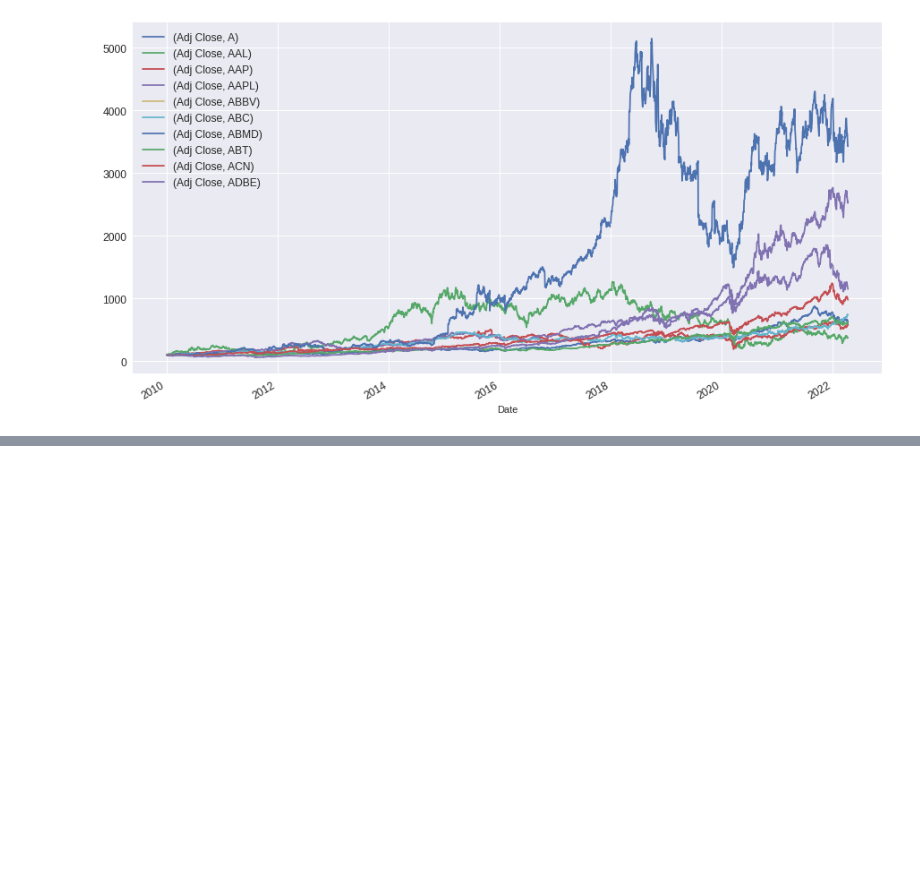
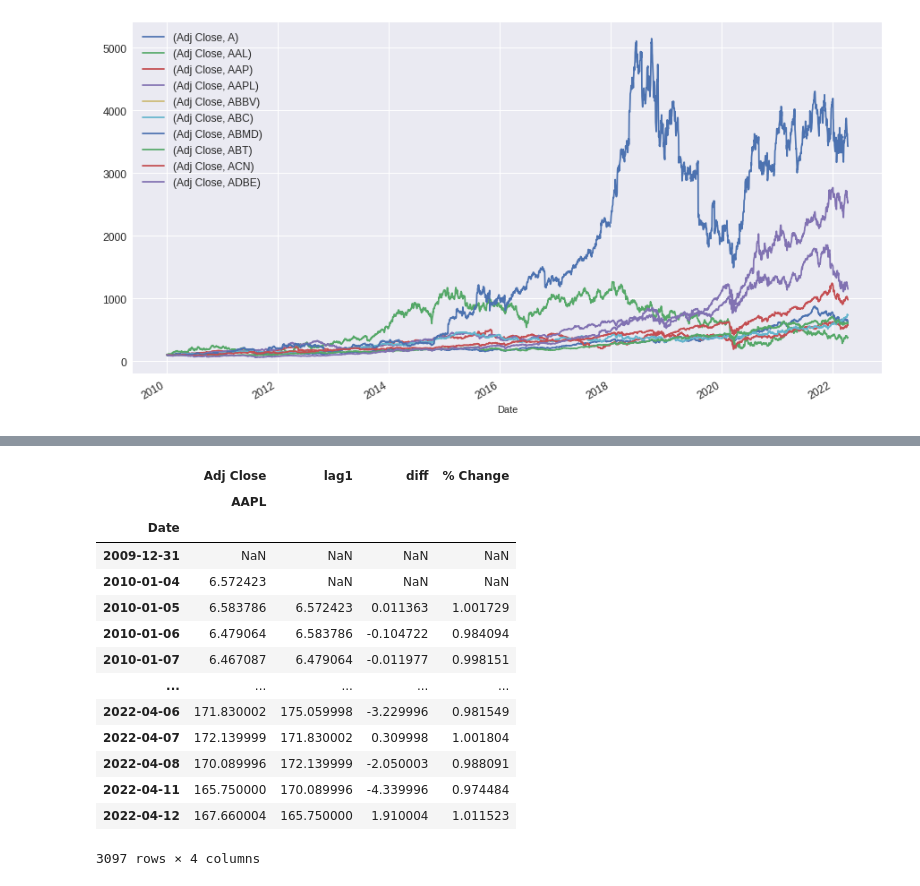
Before and after one commit to salmankhaliq22/Stock-Screener-using-Technical-Analysis-and-Efficient-Frontiers, a Jupyter notebook: 03-Normalizing the stocks data.ipynb, the cells around one changed output, grey strips where cells are left out. Saved outputs shown, nothing was run; the diff lists cells and outputs as text; code cells hidden in the pictures; blank space fills up the shorter version.

Commit message:
Percentage Change

```diff
--- a/03-Normalizing the stocks data.ipynb
+++ b/03-Normalizing the stocks data.ipynb
@@ -271,3 +271,7 @@ plt.legend(fontsize = 12)
 plt.show()
 # %% [output]
 [figure]
+# %%
+# Lets get the column for AAPL and play with it for Risk Return Analysis
+# Later we will do it on whole data
+aapl = stocks_ten.iloc[:, 3].copy().to_frame()
@@ -273,0 +316,2 @@ plt.show()
+# %%
+aapl['lag1'] = aapl.shift(periods = 1)
@@ -273,0 +336,3 @@ plt.show()
+# %%
+# Inorder to find the percent change we need to find difference between first column and lag1 column
+aapl['diff'] = aapl['Adj Close']['AAPL'] - aapl['lag1']
@@ -273,0 +357,21 @@ plt.show()
+# %%
+# Lets find the % change
+aapl['% Change'] = aapl['Adj Close']['AAPL'] / aapl['lag1']
+# %%
+aapl
+# %% [output]
+|  | Adj Close | lag1 | diff | % Change |
+|  | AAPL |  |  |  |
+| Date |  |  |  |  |
+| 2009-12-31 | NaN | NaN | NaN | NaN |
+| 2010-01-04 | 6.572423 | NaN | NaN | NaN |
+| 2010-01-05 | 6.583786 | 6.572423 | 0.011363 | 1.001729 |
+| 2010-01-06 | 6.479064 | 6.583786 | -0.104722 | 0.984094 |
+| 2010-01-07 | 6.467087 | 6.479064 | -0.011977 | 0.998151 |
+| ... | ... | ... | ... | ... |
+| 2022-04-06 | 171.830002 | 175.059998 | -3.229996 | 0.981549 |
+| 2022-04-07 | 172.139999 | 171.830002 | 0.309998 | 1.001804 |
+| 2022-04-08 | 170.089996 | 172.139999 | -2.050003 | 0.988091 |
+| 2022-04-11 | 165.750000 | 170.089996 | -4.339996 | 0.974484 |
+| 2022-04-12 | 167.660004 | 165.750000 | 1.910004 | 1.011523 |
+3097 rows × 4 columns
```
Also changed, not shown: parts of 4 cells of this notebook.
